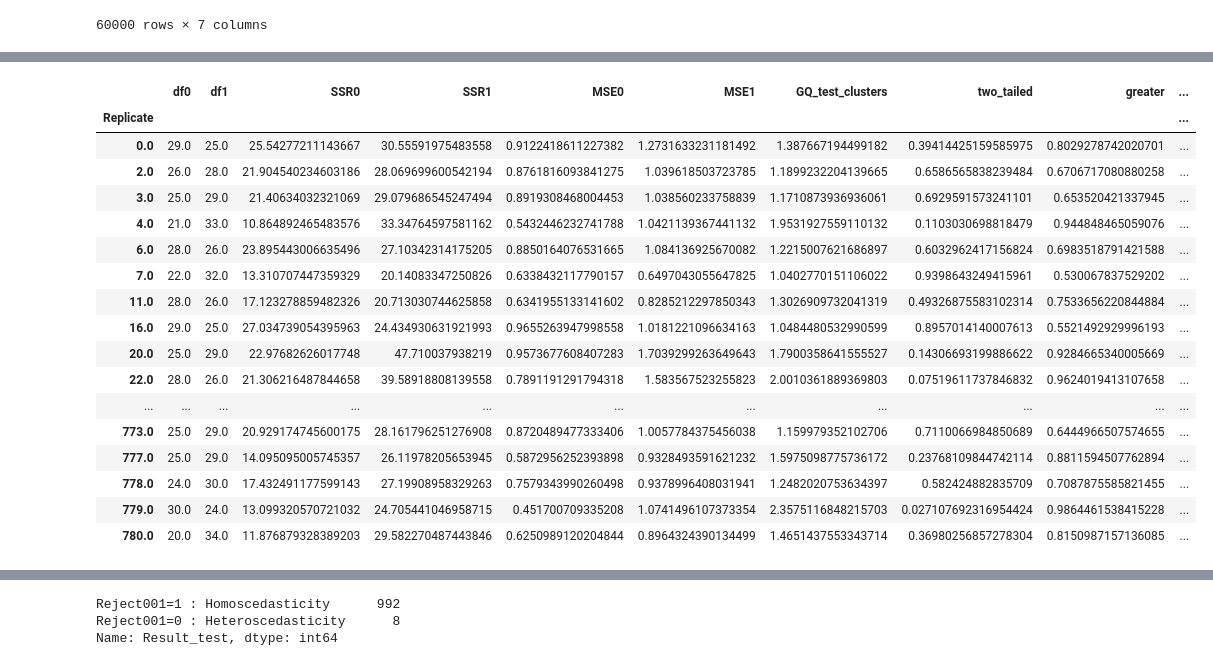
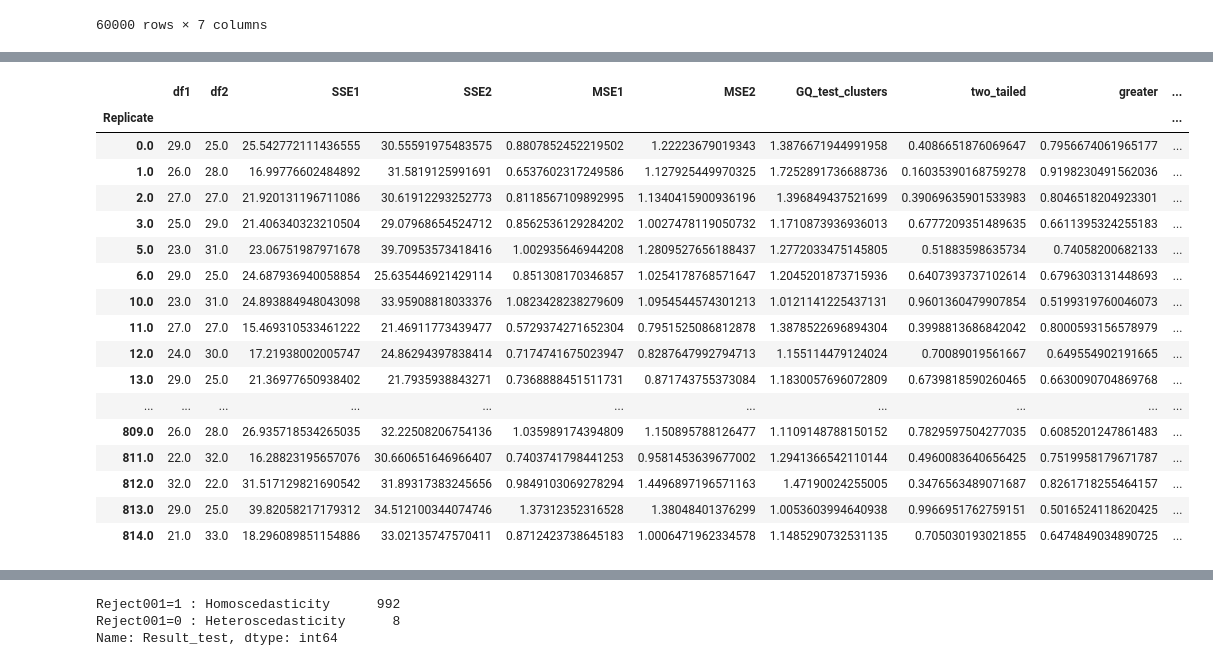
Before and after one commit to iam-fern/Generate_multiplication, a Jupyter notebook: GQtest_cluster_data_multi_delta_(0)_n60_01.ipynb, the cells around one changed output, grey strips where cells are left out. Drawn from its saved outputs; the diff is of its cells as text; code cells hidden in the pictures.

```diff
--- a/GQtest_cluster_data_multi_delta_(0)_n60_01.ipynb
+++ b/GQtest_cluster_data_multi_delta_(0)_n60_01.ipynb
@@ -217,38 +249,38 @@ for run_replicate in list_replicate:
 # %%
 # สร้างตารางผลลัพธ์
 alpha = 0.01
 pd.set_option('display.max_rows', 1000)
 pd.set_option('display.max_columns', 1000)
 pd.set_option('display.width', 1000)
-result=pd.DataFrame({"Replicate":list_replicate, "df0":list_df0, "df1":list_df1, "SSR0":list_SSR0,
-                     "SSR1":list_SSR1, "MSE0":list_MSE0, "MSE1":list_MSE1,
-                     "GQ_test_clusters":list_GQ_test_clusters, "two_tailed":list_two_tailed, "greater":list_p_greater})
+result=pd.DataFrame({"Replicate":list_replicate, "df1":list_df1, "df2":list_df2, "SSE1":list_SSE1,
+                     "SSE2":list_SSE2, "MSE1":list_MSE1, "MSE2":list_MSE2,
+                     "GQ_test_clusters":list_GQ_test_clusters, "two_tailed":list_two_tailed, "greater":list_p_greater, "less":list_p_less})
 result.set_index(['Replicate'], inplace=True)
-result=result[(result["two_tailed"]<=1) & (result["greater"]<=1)]
+result=result[(result["two_tailed"]<=1) & (result["greater"]<=1) & (result["less"]<=1)]
 result["Result_test"]=result["two_tailed"].apply(lambda p_value: 'Reject001=0 : Heteroscedasticity'
-                                                                  if p_value < alpha else 'Reject001=1 : Homoscedasticity')
+                                                 if p_value < alpha else 'Reject001=1 : Homoscedasticity')
 #two_tailed_new_show=two_tailed_new.drop(columns="greater")
 
 result.astype(str)
 # %% [output]
-|  | df0 | df1 | SSR0 | SSR1 | MSE0 | MSE1 | GQ_test_clusters | two_tailed | greater | ... |
+|  | df1 | df2 | SSE1 | SSE2 | MSE1 | MSE2 | GQ_test_clusters | two_tailed | greater | ... |
 | Replicate |  |  |  |  |  |  |  |  |  | ... |
-| 0.0 | 29.0 | 25.0 | 25.54277211143667 | 30.55591975483558 | 0.9122418611227382 | 1.2731633231181492 | 1.387667194499182 | 0.39414425159585975 | 0.8029278742020701 | ... |
-| 2.0 | 26.0 | 28.0 | 21.904540234603186 | 28.069699600542194 | 0.8761816093841275 | 1.039618503723785 | 1.1899232204139665 | 0.6586565838239484 | 0.6706717080880258 | ... |
-| 3.0 | 25.0 | 29.0 | 21.40634032321069 | 29.079686545247494 | 0.8919308468004453 | 1.038560233758839 | 1.1710873936936061 | 0.6929591573241101 | 0.653520421337945 | ... |
-| 4.0 | 21.0 | 33.0 | 10.864892465483576 | 33.34764597581162 | 0.5432446232741788 | 1.0421139367441132 | 1.9531927559110132 | 0.1103030698818479 | 0.944848465059076 | ... |
-| 6.0 | 28.0 | 26.0 | 23.895443006635496 | 27.10342314175205 | 0.8850164076531665 | 1.084136925670082 | 1.2215007621686897 | 0.6032962417156824 | 0.6983518791421588 | ... |
-| 7.0 | 22.0 | 32.0 | 13.310707447359329 | 20.14083347250826 | 0.6338432117790157 | 0.6497043055647825 | 1.0402770151106022 | 0.9398643249415961 | 0.530067837529202 | ... |
-| 11.0 | 28.0 | 26.0 | 17.123278859482326 | 20.713030744625858 | 0.6341955133141602 | 0.8285212297850343 | 1.3026909732041319 | 0.49326875583102314 | 0.7533656220844884 | ... |
-| 16.0 | 29.0 | 25.0 | 27.034739054395963 | 24.434930631921993 | 0.9655263947998558 | 1.0181221096634163 | 1.0484480532990599 | 0.8957014140007613 | 0.5521492929996193 | ... |
-| 20.0 | 25.0 | 29.0 | 22.97682626017748 | 47.710037938219 | 0.9573677608407283 | 1.7039299263649643 | 1.7900358641555527 | 0.14306693199886622 | 0.9284665340005669 | ... |
-| 22.0 | 28.0 | 26.0 | 21.306216487844658 | 39.58918808139558 | 0.7891191291794318 | 1.583567523255823 | 2.0010361889369803 | 0.07519611737846832 | 0.9624019413107658 | ... |
+| 0.0 | 29.0 | 25.0 | 25.542772111436555 | 30.55591975483575 | 0.8807852452219502 | 1.22223679019343 | 1.3876671944991958 | 0.4086651876069647 | 0.7956674061965177 | ... |
+| 1.0 | 26.0 | 28.0 | 16.99776602484892 | 31.5819125991691 | 0.6537602317249586 | 1.127925449970325 | 1.7252891736688736 | 0.16035390168759278 | 0.9198230491562036 | ... |
+| 2.0 | 27.0 | 27.0 | 21.920131196711086 | 30.61912293252773 | 0.8118567109892995 | 1.1340415900936196 | 1.396849437521699 | 0.39069635901533983 | 0.8046518204923301 | ... |
+| 3.0 | 25.0 | 29.0 | 21.406340323210504 | 29.07968654524712 | 0.8562536129284202 | 1.0027478119050732 | 1.1710873936936013 | 0.6777209351489635 | 0.6611395324255183 | ... |
+| 5.0 | 23.0 | 31.0 | 23.06751987971678 | 39.70953573418416 | 1.002935646944208 | 1.2809527656188437 | 1.2772033475145805 | 0.51883598635734 | 0.74058200682133 | ... |
+| 6.0 | 29.0 | 25.0 | 24.687936940058854 | 25.635446921429114 | 0.851308170346857 | 1.0254178768571647 | 1.2045201873715936 | 0.6407393737102614 | 0.6796303131448693 | ... |
+| 10.0 | 23.0 | 31.0 | 24.893884948043098 | 33.95908818033376 | 1.0823428238279609 | 1.0954544574301213 | 1.0121141225437131 | 0.9601360479907854 | 0.5199319760046073 | ... |
+| 11.0 | 27.0 | 27.0 | 15.469310533461222 | 21.46911773439477 | 0.5729374271652304 | 0.7951525086812878 | 1.3878522696894304 | 0.3998813686842042 | 0.8000593156578979 | ... |
+| 12.0 | 24.0 | 30.0 | 17.21938002005747 | 24.86294397838414 | 0.7174741675023947 | 0.8287647992794713 | 1.155114479124024 | 0.70089019561667 | 0.649554902191665 | ... |
+| 13.0 | 29.0 | 25.0 | 21.36977650938402 | 21.7935938843271 | 0.7368888451511731 | 0.871743755373084 | 1.1830057696072809 | 0.6739818590260465 | 0.6630090704869768 | ... |
 | ... | ... | ... | ... | ... | ... | ... | ... | ... | ... | ... |
-| 773.0 | 25.0 | 29.0 | 20.929174745600175 | 28.161796251276908 | 0.8720489477333406 | 1.0057784375456038 | 1.159979352102706 | 0.7110066984850689 | 0.6444966507574655 | ... |
-| 777.0 | 25.0 | 29.0 | 14.095095005745357 | 26.11978205653945 | 0.5872956252393898 | 0.9328493591621232 | 1.5975098775736172 | 0.23768109844742114 | 0.8811594507762894 | ... |
-| 778.0 | 24.0 | 30.0 | 17.432491177599143 | 27.19908958329263 | 0.7579343990260498 | 0.9378996408031941 | 1.2482020753634397 | 0.582424882835709 | 0.7087875585821455 | ... |
-| 779.0 | 30.0 | 24.0 | 13.099320570721032 | 24.705441046958715 | 0.451700709335208 | 1.0741496107373354 | 2.3575116848215703 | 0.027107692316954424 | 0.9864461538415228 | ... |
-| 780.0 | 20.0 | 34.0 | 11.876879328389203 | 29.582270487443846 | 0.6250989120204844 | 0.8964324390134499 | 1.4651437553343714 | 0.36980256857278304 | 0.8150987157136085 | ... |
+| 809.0 | 26.0 | 28.0 | 26.935718534265035 | 32.22508206754136 | 1.035989174394809 | 1.150895788126477 | 1.1109148788150152 | 0.7829597504277035 | 0.6085201247861483 | ... |
+| 811.0 | 22.0 | 32.0 | 16.28823195657076 | 30.660651646966407 | 0.7403741798441253 | 0.9581453639677002 | 1.2941366542110144 | 0.4960083640656425 | 0.7519958179671787 | ... |
+| 812.0 | 32.0 | 22.0 | 31.517129821690542 | 31.89317383245656 | 0.9849103069278294 | 1.4496897196571163 | 1.47190024255005 | 0.3476563489071687 | 0.8261718255464157 | ... |
+| 813.0 | 29.0 | 25.0 | 39.82058217179312 | 34.512100344074746 | 1.37312352316528 | 1.38048401376299 | 1.0053603994640938 | 0.9966951762759151 | 0.5016524118620425 | ... |
+| 814.0 | 21.0 | 33.0 | 18.296089851154886 | 33.02135747570411 | 0.8712423738645183 | 1.0006471962334578 | 1.1485290732531135 | 0.705030193021855 | 0.6474849034890725 | ... |
 # %%
 # สร้างตารางผลลัพธ์
 alpha = 0.01
```
Also changed, not shown: parts of 4 cells of this notebook.
